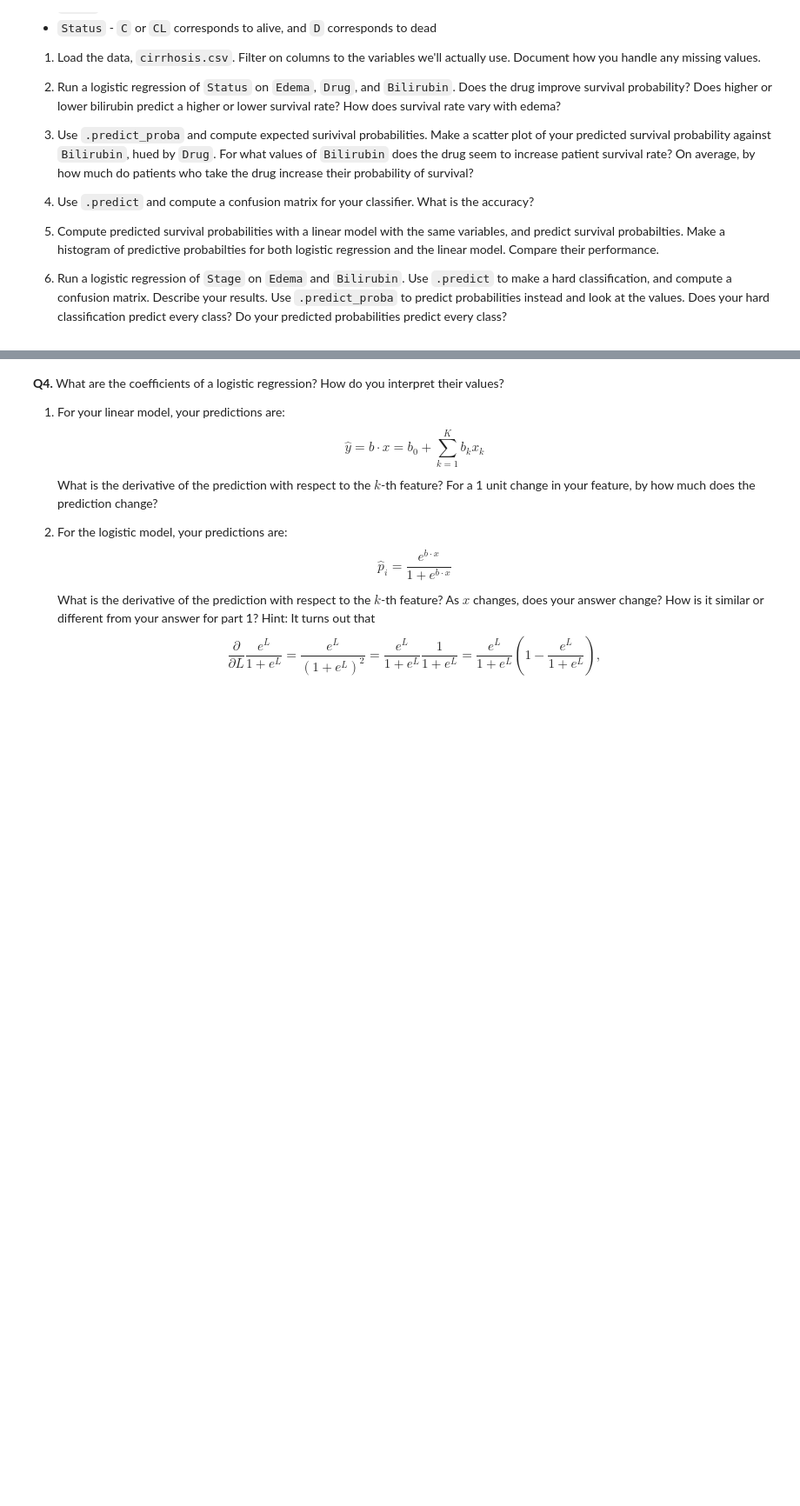
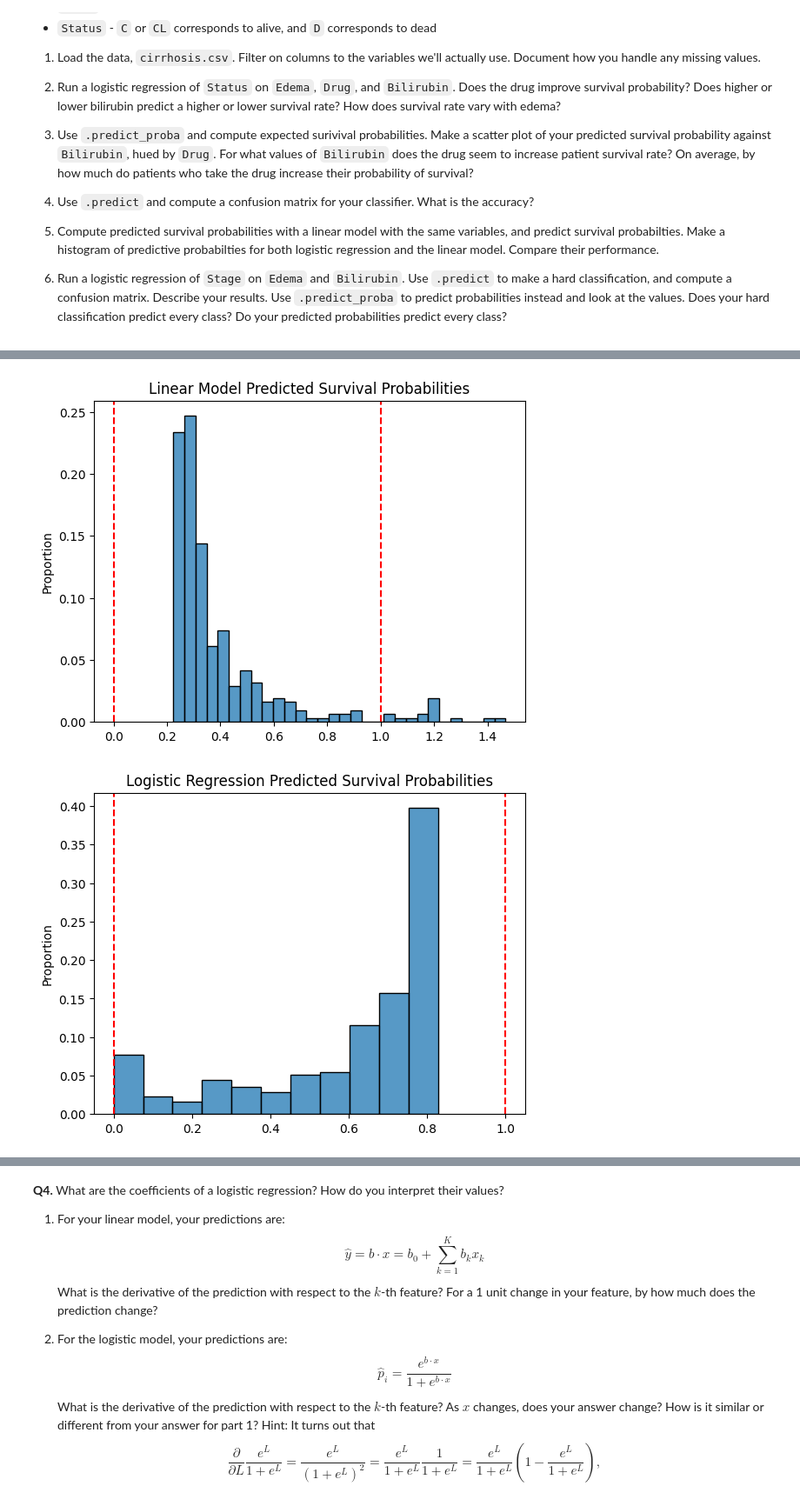
Before and after one commit to arya-rajesh-99/undergrad_ml_assignments, a Jupyter notebook: 05_assignment_glm.ipynb, the cells around one changed output, grey strips where cells are left out. Shown at 87% size. Cells and saved outputs as stored; diff of their text form; code cells hidden in the pictures; blank space fills up the shorter version.

```diff
--- a/05_assignment_glm.ipynb
+++ b/05_assignment_glm.ipynb
@@ -281,0 +444,33 @@ The relevant data are:
+# %%
+#3.5 Compute predicted survival probabilities with a linear model with the same
+#variables, and predict survival probabilties. Make a histogram of predictive
+#probabilties for both logistic regression and the linear model. Compare their performance.
+from sklearn.linear_model import LinearRegression
+import seaborn as sns
+import matplotlib.pyplot as plt
+
+# Linear regression
+lin_reg = LinearRegression()
+lin_reg.fit(X, y)
+y_lin = lin_reg.predict(X)   # predicted "probabilities" (can go <0 or >1)
+
+# Logistic regression (convert to survival)
+y_log = reg.predict_proba(X)
+y_log = [1 - row[1] for row in y_log]
+
+# Histogram for linear model
+sns.histplot(y_lin, stat='proportion')
+plt.title('Linear Model Predicted Survival Probabilities')
+plt.axvline(x=0, color='red', linestyle='--')
+plt.axvline(x=1, color='red', linestyle='--')
+plt.show()
+
+# Histogram for logistic regression
+sns.histplot(y_log, stat='proportion')
+plt.title('Logistic Regression Predicted Survival Probabilities')
+plt.axvline(x=0, color='red', linestyle='--')
+plt.axvline(x=1, color='red', linestyle='--')
+plt.show()
+# %% [output]
+[figure, added]
+[figure, added]
```
Also changed, not shown: parts of 13 cells of this notebook.
